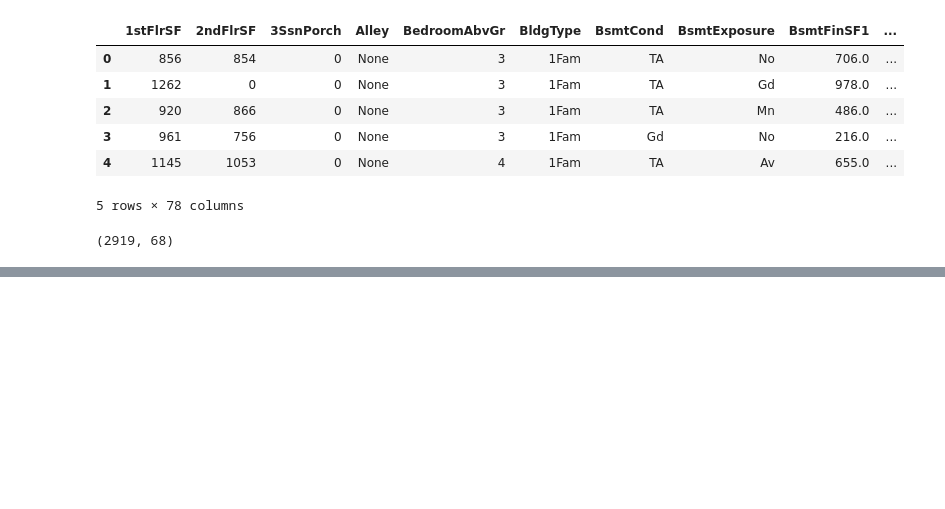
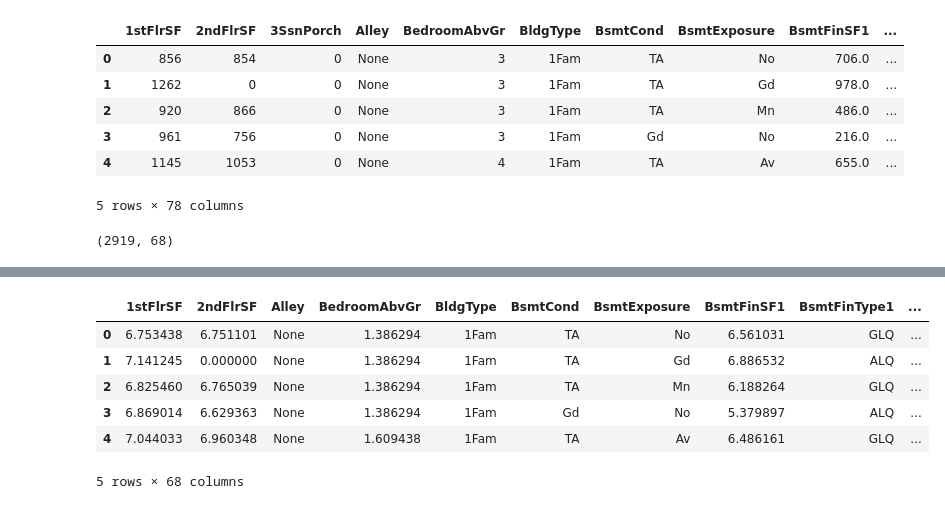
Before and after one commit to joyoon729/kaggles, a Jupyter notebook: house-prices-advanced-regression-techniques/__main__.ipynb, the cells around one changed output, grey strips where cells are left out. Cells and saved outputs as stored; diff of their text form; code cells hidden in the pictures; blank space fills up the shorter version.

```diff
--- a/house-prices-advanced-regression-techniques/__main__.ipynb
+++ b/house-prices-advanced-regression-techniques/__main__.ipynb
@@ -728,0 +726,4 @@ all_data.shape # deleted 10 cols
+# %%
+# get the numeric values
+numeric_features = all_data.dtypes[all_data.dtypes != 'object'].index
+numeric_features.size
@@ -728,0 +732,6 @@ all_data.shape # deleted 10 cols
+# %%
+# check the skew of all numerical features
+skewed_feats = all_data[numeric_features].apply(lambda x: skew(x.dropna())).sort_values(ascending=False)
+print('\nSkew in numerical features: \n')
+skewness = pd.DataFrame({'Skew':skewed_feats})
+skewness
@@ -728,0 +772,3 @@ all_data.shape # deleted 10 cols
+# %%
+skewness = skewness[abs(skewness)>0.5]
+all_data[skewness.index] = np.log1p(all_data[skewness.index])
@@ -728,0 +811,10 @@ all_data.shape # deleted 10 cols
+# %%
+all_data.head()
+# %% [output]
+|  | 1stFlrSF | 2ndFlrSF | Alley | BedroomAbvGr | BldgType | BsmtCond | BsmtExposure | BsmtFinSF1 | BsmtFinType1 | ... |
+| 0 | 6.753438 | 6.751101 | None | 1.386294 | 1Fam | TA | No | 6.561031 | GLQ | ... |
+| 1 | 7.141245 | 0.000000 | None | 1.386294 | 1Fam | TA | Gd | 6.886532 | ALQ | ... |
+| 2 | 6.825460 | 6.765039 | None | 1.386294 | 1Fam | TA | Mn | 6.188264 | GLQ | ... |
+| 3 | 6.869014 | 6.629363 | None | 1.386294 | 1Fam | Gd | No | 5.379897 | ALQ | ... |
+| 4 | 7.044033 | 6.960348 | None | 1.609438 | 1Fam | TA | Av | 6.486161 | GLQ | ... |
+5 rows × 68 columns
```
Also changed, not shown: parts of 37 cells of this notebook.
